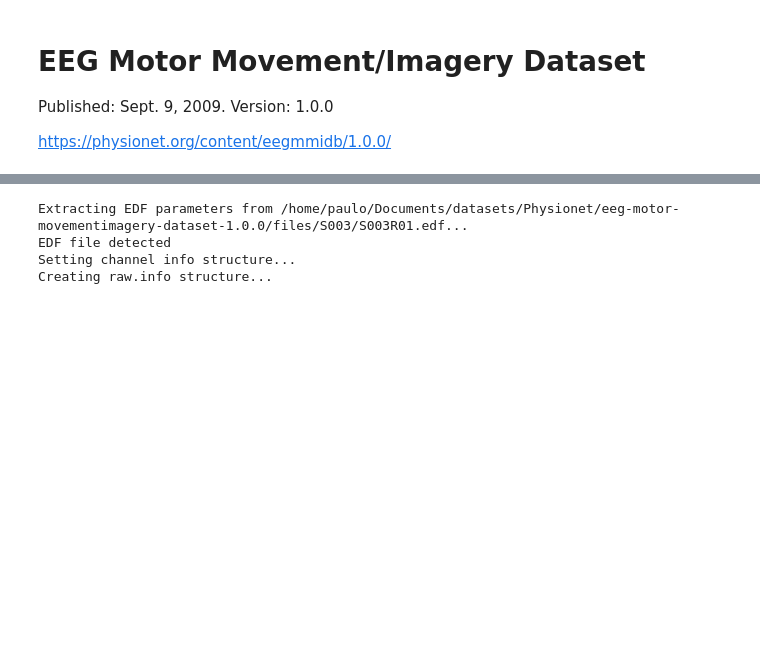
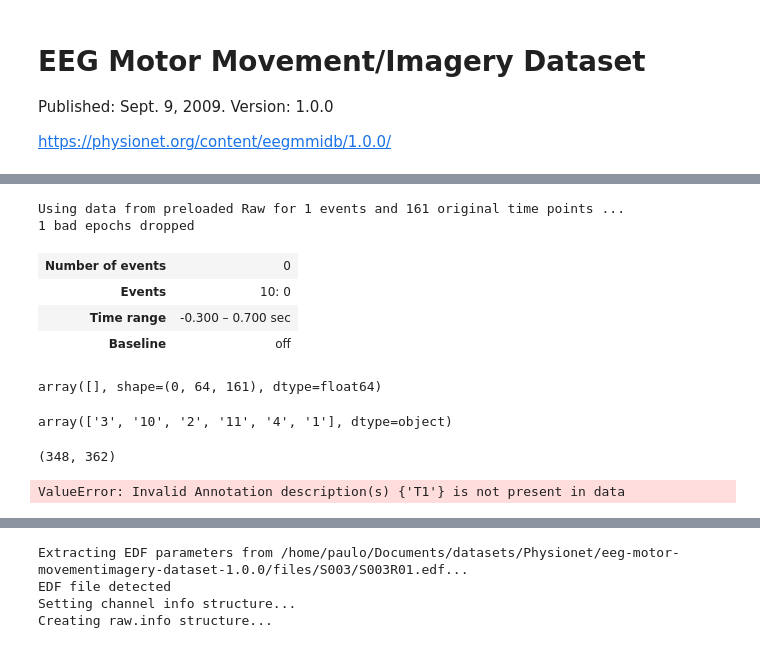
Before and after one commit to Kotzly/BCI_MsC, a Jupyter notebook: notebooks/Physionet.ipynb, the cells around one changed output, grey strips where cells are left out. Drawn from its saved outputs; the diff is of its cells as text; code cells hidden in the pictures; blank space fills up the shorter version.

```diff
--- a/notebooks/Physionet.ipynb
+++ b/notebooks/Physionet.ipynb
@@ -116,0 +425,26 @@ class Physionet_2009_Dataset():
+# %%
+e[0].load_data()
+# %% [output]
+Using data from preloaded Raw for 1 events and 161 original time points ...
+1 bad epochs dropped
+| Number of events | 0 |
+| Events | 10: 0 |
+| Time range | -0.300 – 0.700 sec |
+| Baseline | off |
+# %%
+e[0].get_data()
+# %% [output]
+array([], shape=(0, 64, 161), dtype=float64)
+# %%
+Physionet_2009_Dataset(dataset_folderpath).list_subject_filepaths().task.unique()
+# %% [output]
+array(['3', '10', '2', '11', '4', '1'], dtype=object)
+# %%
+len(e[0]), len(e[1])
+# %% [output]
+(348, 362)
+# %%
+raw.annotations.rename(dict(T1="ASD"))
+raw.annotations
+# %% [output]
+ValueError: Invalid Annotation description(s) {'T1'} is not present in data
```
Also changed, not shown: parts of 15 cells of this notebook, 1 other file.
